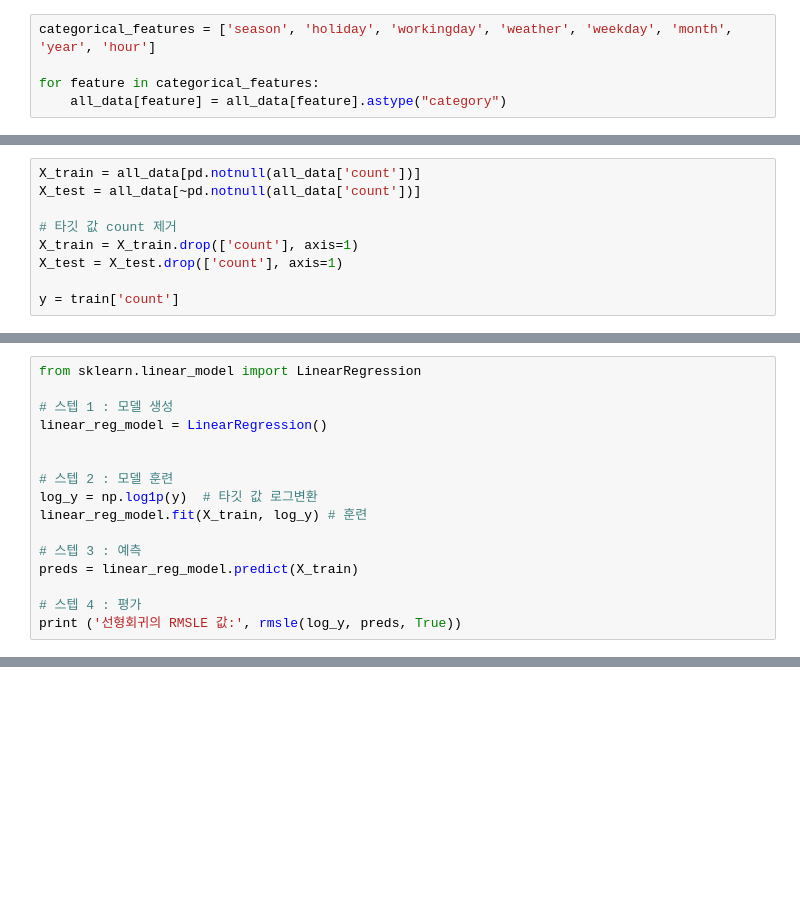
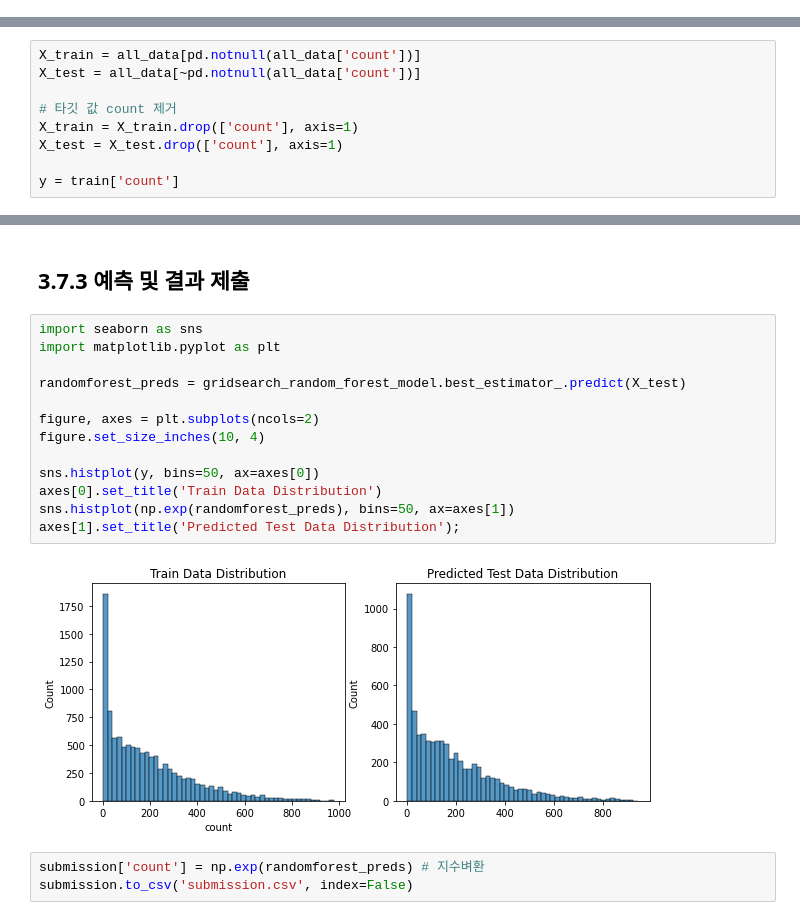
Before and after one commit to BaekKyunShin/Must-Have-Kaggle-Data-Science, a Jupyter notebook: ch3/bike_sharing_demand_modeling.ipynb, the cells around one changed output, grey strips where cells are left out. Cells and saved outputs as stored; diff of their text form; blank space fills up the shorter version.

Commit message:
Add baseline and modeling

```diff
--- a/ch3/bike_sharing_demand_modeling.ipynb
+++ b/ch3/bike_sharing_demand_modeling.ipynb
@@ -71,6 +45 @@ all_data["weekday"] = all_data['date'].apply(lambda dateString : datetime.strpti
-# %%
-categorical_features = ['season', 'holiday', 'workingday', 'weather', 'weekday', 'month', 'year', 'hour']
-
-for feature in categorical_features:
-    all_data[feature] = all_data[feature].astype("category")
 # %% [markdown]
@@ -144,16 +61,0 @@ def rmsle(y_true, y_pred, convertExp=True):
-# %%
-from sklearn.linear_model import LinearRegression
-
-# 스텝 1 : 모델 생성
-linear_reg_model = LinearRegression()
-
-
-# 스텝 2 : 모델 훈련
-log_y = np.log1p(y)  # 타깃 값 로그변환
-linear_reg_model.fit(X_train, log_y) # 훈련
-
-# 스텝 3 : 예측
-preds = linear_reg_model.predict(X_train)
-
-# 스텝 4 : 평가
-print ('선형회귀의 RMSLE 값:', rmsle(log_y, preds, True))
@@ -281,0 +194,20 @@ submission.to_csv('submission.csv', index=False)
+# %% [markdown]
+## 3.7.3 예측 및 결과 제출
+# %%
+import seaborn as sns
+import matplotlib.pyplot as plt
+
+randomforest_preds = gridsearch_random_forest_model.best_estimator_.predict(X_test)
+
+figure, axes = plt.subplots(ncols=2)
+figure.set_size_inches(10, 4)
+
+sns.histplot(y, bins=50, ax=axes[0])
+axes[0].set_title('Train Data Distribution')
+sns.histplot(np.exp(randomforest_preds), bins=50, ax=axes[1])
+axes[1].set_title('Predicted Test Data Distribution');
+# %% [output]
+[figure, added]
+# %%
+submission['count'] = np.exp(randomforest_preds) # 지수벼환
+submission.to_csv('submission.csv', index=False)
```
Also changed, not shown: parts of 54 cells of this notebook, 1 other file.
